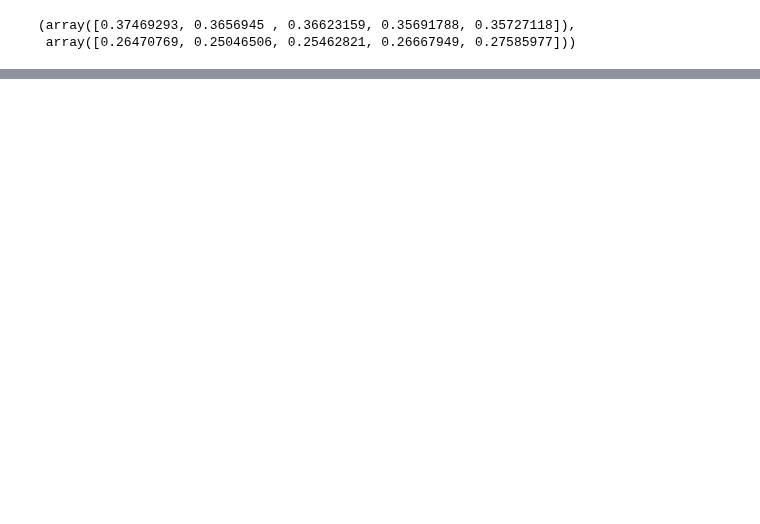
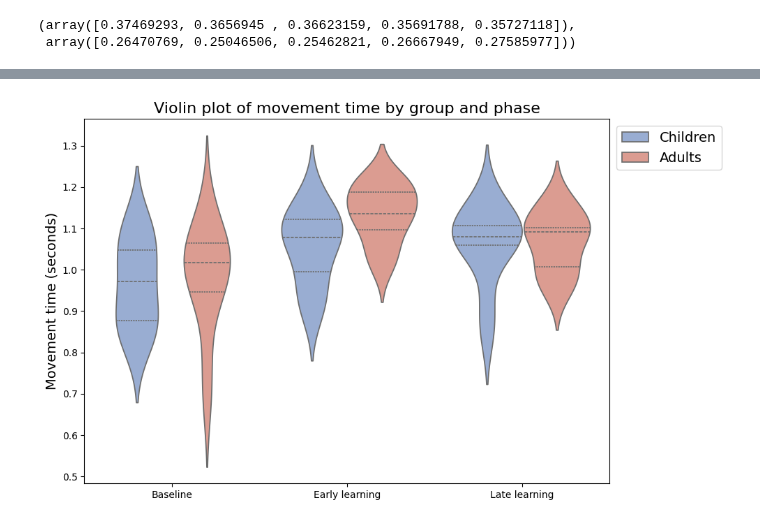
Before and after one commit to siddiskid/IMM-Lab, a Jupyter notebook: figures.ipynb, the cells around one changed output, grey strips where cells are left out. Drawn from its saved outputs; the diff is of its cells as text; code cells hidden in the pictures; blank space fills up the shorter version.

```diff
--- a/figures.ipynb
+++ b/figures.ipynb
@@ -315,0 +249,24 @@ plt.show()
+# %%
+# Violin plot for meanMT (separate violins for each group)
+phases = ["Baseline", "Early learning", "Late learning"]
+child_mt_all = [get_all_participant_values(child_data_dir, "meanMT", i) for i in range(3)]
+adult_mt_all = [get_all_participant_values(adult_data_dir, "meanMT", i) for i in range(3)]
+
+mt_data = []
+for i, phase in enumerate(phases):
+    for v in child_mt_all[i]:
+        mt_data.append({"Group": "Children", "Phase": phase, "Value": v})
+    for v in adult_mt_all[i]:
+        mt_data.append({"Group": "Adults", "Phase": phase, "Value": v})
+mt_df = pd.DataFrame(mt_data)
+
+plt.figure(figsize=(10,6))
+sns.violinplot(x="Phase", y="Value", hue="Group", data=mt_df, split=False, inner="quartile", palette=["#8faadc", "#e79385"])
+plt.ylabel("Movement time (seconds)", fontsize=14)
+plt.xlabel("")
+plt.title("Violin plot of movement time by group and phase", fontsize=16)
+plt.legend(fontsize=14, loc='upper left', bbox_to_anchor=(1, 1))
+plt.tight_layout()
+plt.show()
+# %% [output]
+[figure, added]
```
Also changed, not shown: parts of 6 cells of this notebook, 2 other files.
